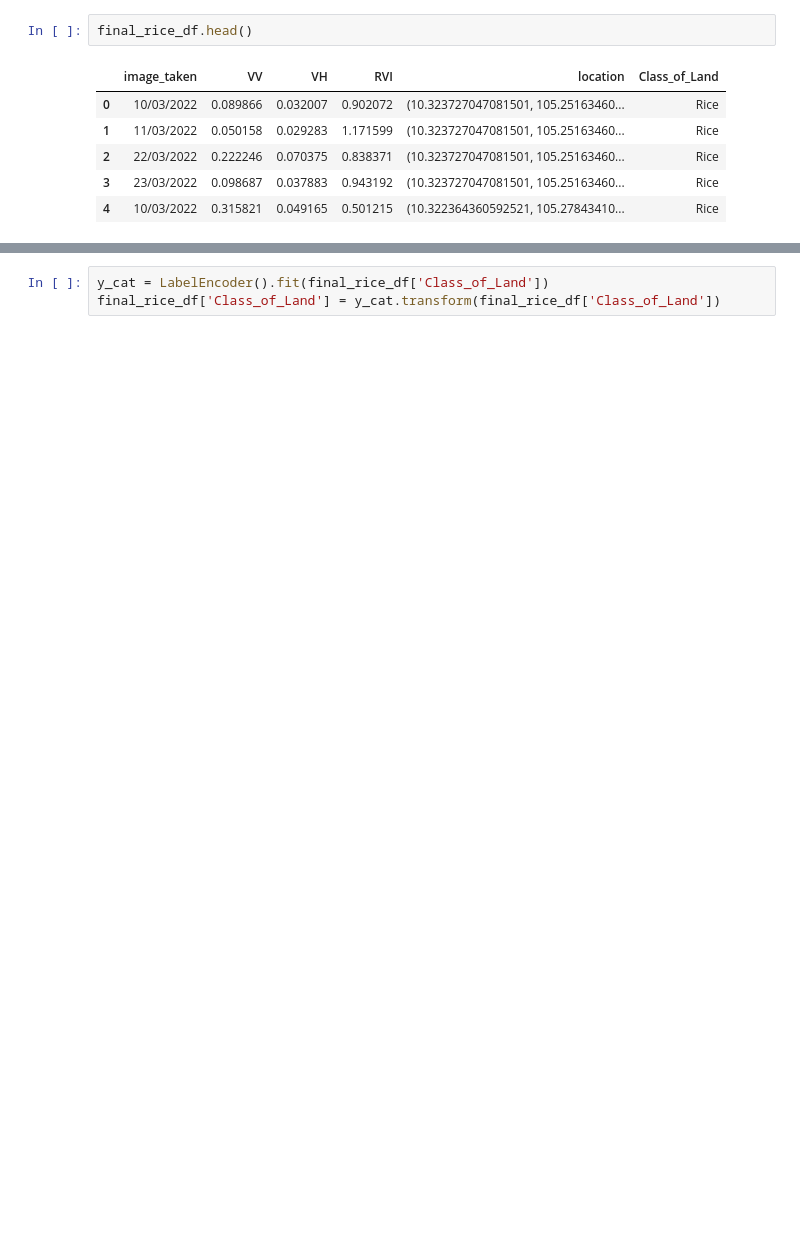
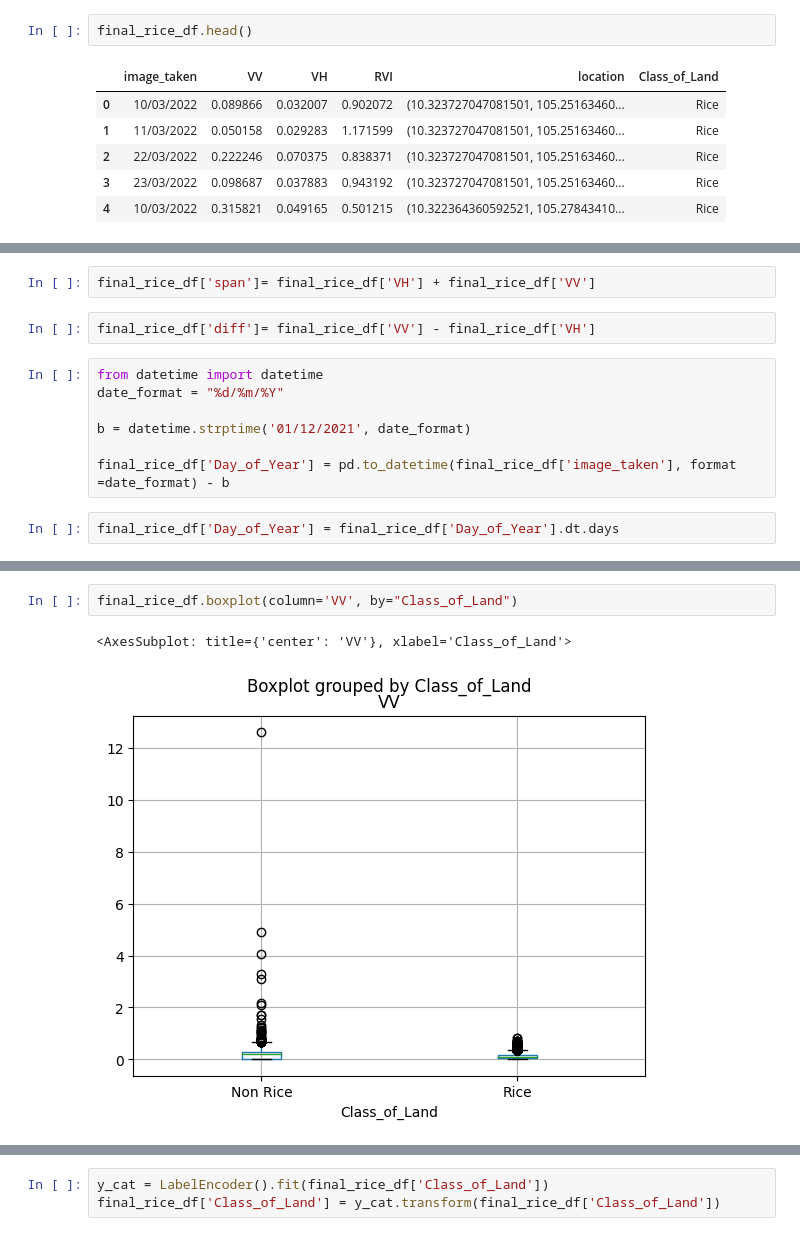
Before and after one commit to subasthapa1/EYChallenge, a Jupyter notebook: Sentinel1-Final.ipynb, the cells around one changed output, grey strips where cells are left out. Saved outputs shown, nothing was run; the diff lists cells and outputs as text; blank space fills up the shorter version.

```diff
--- a/Sentinel1-Final.ipynb
+++ b/Sentinel1-Final.ipynb
@@ -233,0 +292,13 @@ final_rice_df.head()
+# %%
+final_rice_df['span']= final_rice_df['VH'] + final_rice_df['VV']
+# %%
+final_rice_df['diff']= final_rice_df['VV'] - final_rice_df['VH']
+# %%
+from datetime import datetime
+date_format = "%d/%m/%Y"
+
+b = datetime.strptime('01/12/2021', date_format)
+
+final_rice_df['Day_of_Year'] = pd.to_datetime(final_rice_df['image_taken'], format =date_format) - b
+# %%
+final_rice_df['Day_of_Year'] = final_rice_df['Day_of_Year'].dt.days
@@ -233,0 +383,5 @@ final_rice_df.head()
+# %%
+final_rice_df.boxplot(column='VV', by="Class_of_Land")
+# %% [output]
+<AxesSubplot: title={'center': 'VV'}, xlabel='Class_of_Land'>
+[figure, added]
```
Also changed, not shown: parts of 59 cells of this notebook.
